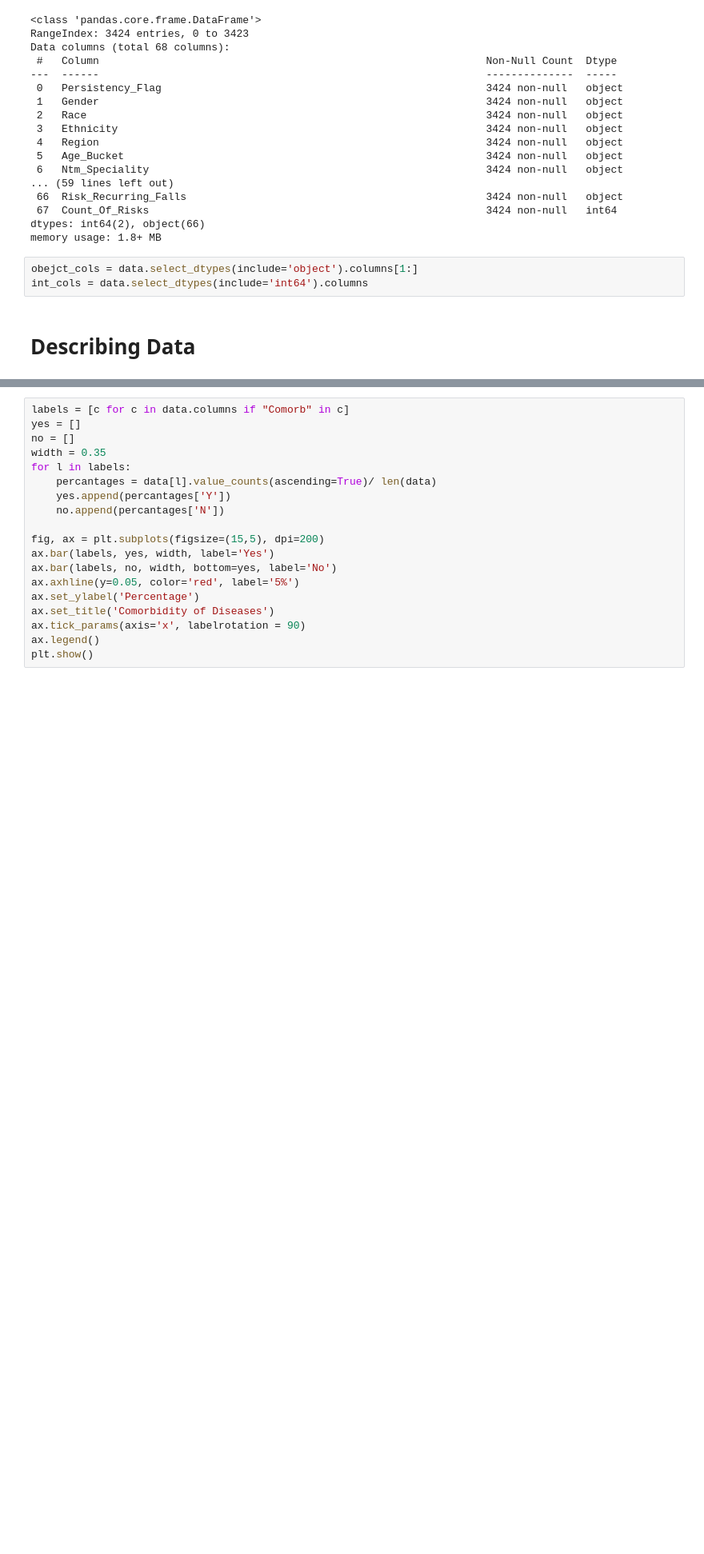
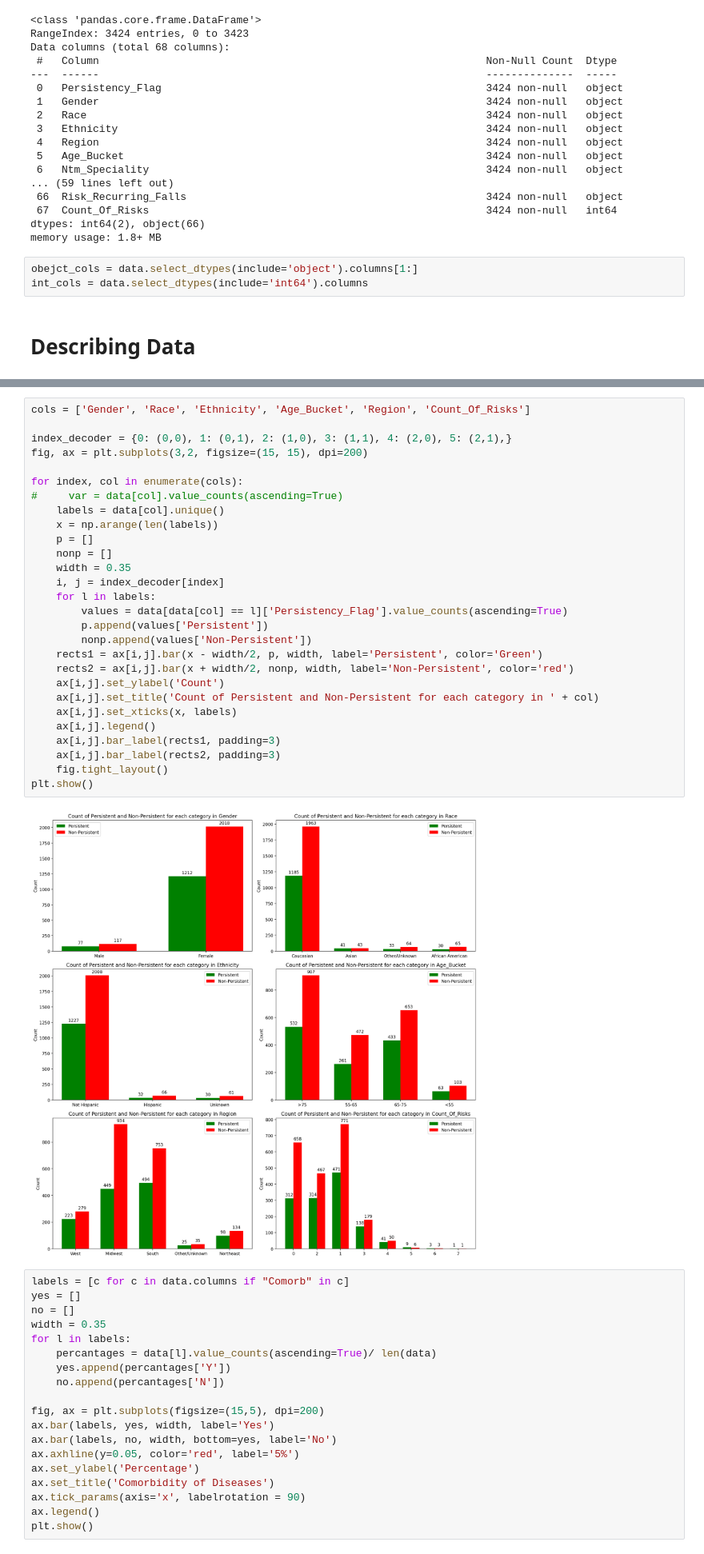
Before and after one commit to Arminkhayati/dataglacier_internship, a Jupyter notebook: Week10/Armin Khayati.ipynb, the cells around one changed output, grey strips where cells are left out. Shown at 80% size. Cells and saved outputs as stored; diff of their text form; blank space fills up the shorter version.

```diff
--- a/Week10/Armin Khayati.ipynb
+++ b/Week10/Armin Khayati.ipynb
@@ -96,3 +107,33 @@ plt.show()
+# %%
+cols = ['Gender', 'Race', 'Ethnicity', 'Age_Bucket', 'Region', 'Count_Of_Risks']
+
+index_decoder = {0: (0,0), 1: (0,1), 2: (1,0), 3: (1,1), 4: (2,0), 5: (2,1),}
+fig, ax = plt.subplots(3,2, figsize=(15, 15), dpi=200)
+
+for index, col in enumerate(cols):
+#     var = data[col].value_counts(ascending=True)
+    labels = data[col].unique()
+    x = np.arange(len(labels))
+    p = []
+    nonp = []
+    width = 0.35
+    i, j = index_decoder[index]
+    for l in labels:
+        values = data[data[col] == l]['Persistency_Flag'].value_counts(ascending=True)
+        p.append(values['Persistent'])
+        nonp.append(values['Non-Persistent'])
+    rects1 = ax[i,j].bar(x - width/2, p, width, label='Persistent', color='Green')
+    rects2 = ax[i,j].bar(x + width/2, nonp, width, label='Non-Persistent', color='red')
+    ax[i,j].set_ylabel('Count')
+    ax[i,j].set_title('Count of Persistent and Non-Persistent for each category in ' + col)
+    ax[i,j].set_xticks(x, labels)
+    ax[i,j].legend()
+    ax[i,j].bar_label(rects1, padding=3)
+    ax[i,j].bar_label(rects2, padding=3)
+    fig.tight_layout()
+plt.show()
+# %% [output]
+[figure, added]
 # %%
 labels = [c for c in data.columns if "Comorb" in c]
 yes = []
```
Also changed, not shown: parts of 4 cells of this notebook, 1 other file.
